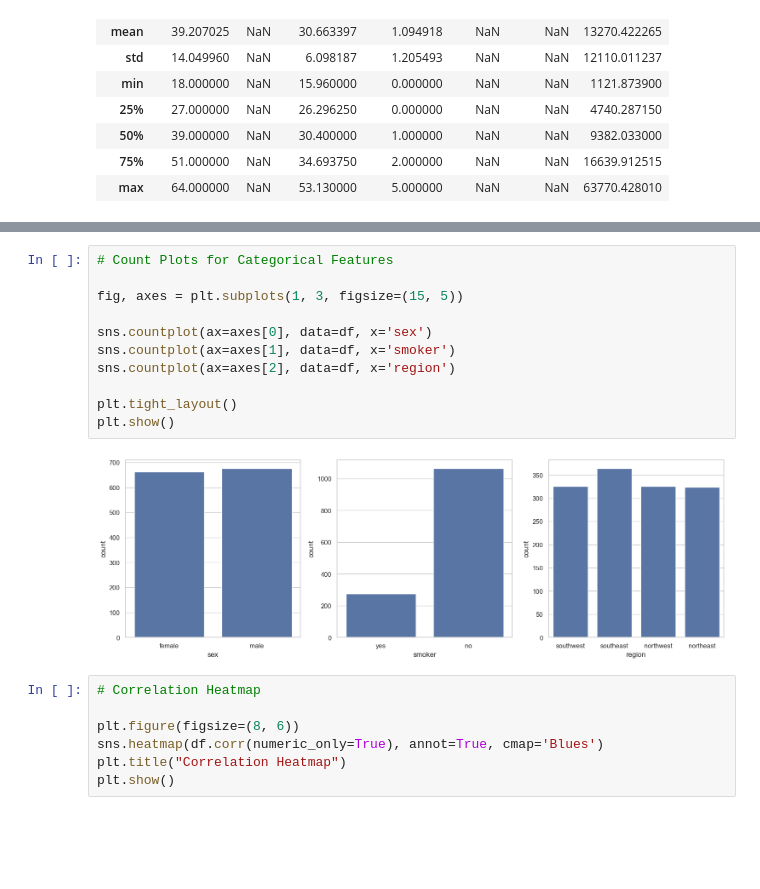
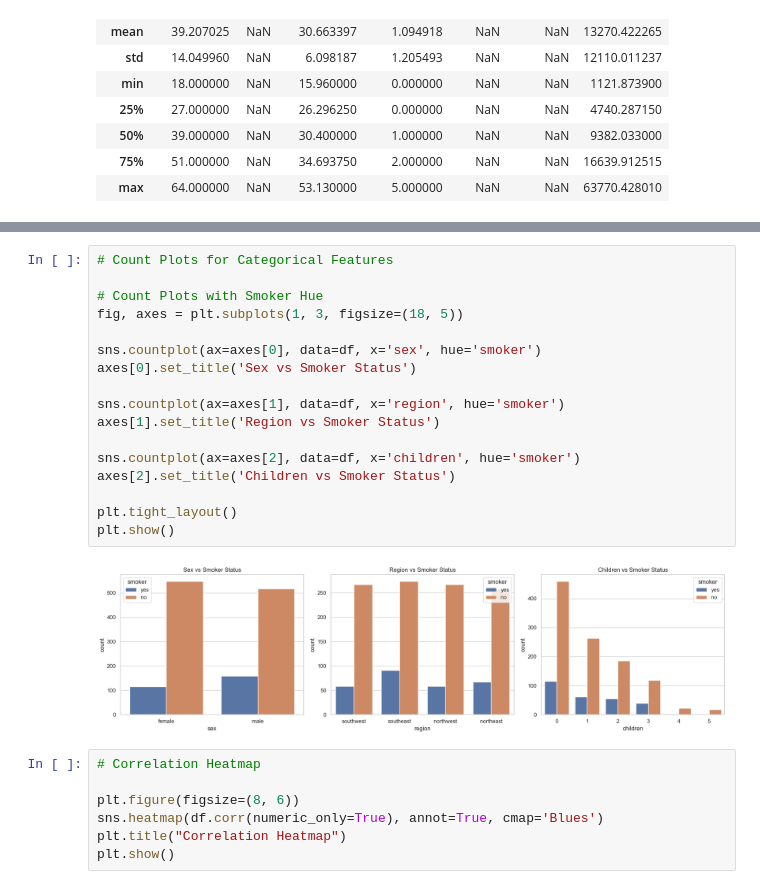
Before and after one commit to 14dstcyr/applied-ml-dstcyr, a Jupyter notebook: notebooks/project06/ml_regression_stcyr.ipynb, the cells around one changed output, grey strips where cells are left out. Saved outputs shown, nothing was run; the diff lists cells and outputs as text; blank space fills up the shorter version.

```diff
--- a/notebooks/project06/ml_regression_stcyr.ipynb
+++ b/notebooks/project06/ml_regression_stcyr.ipynb
@@ -117,16 +143,22 @@ plt.show()
 # %%
 # Count Plots for Categorical Features
 
-fig, axes = plt.subplots(1, 3, figsize=(15, 5))
+# Count Plots with Smoker Hue
+fig, axes = plt.subplots(1, 3, figsize=(18, 5))
 
-sns.countplot(ax=axes[0], data=df, x='sex')
-sns.countplot(ax=axes[1], data=df, x='smoker')
-sns.countplot(ax=axes[2], data=df, x='region')
+sns.countplot(ax=axes[0], data=df, x='sex', hue='smoker')
+axes[0].set_title('Sex vs Smoker Status')
+
+sns.countplot(ax=axes[1], data=df, x='region', hue='smoker')
+axes[1].set_title('Region vs Smoker Status')
+
+sns.countplot(ax=axes[2], data=df, x='children', hue='smoker')
+axes[2].set_title('Children vs Smoker Status')
 
 plt.tight_layout()
 plt.show()
 # %% [output]
-[figure, old version]
+[figure, new version]
 # %%
 # Correlation Heatmap
 
```
Also changed, not shown: parts of 33 cells of this notebook.
